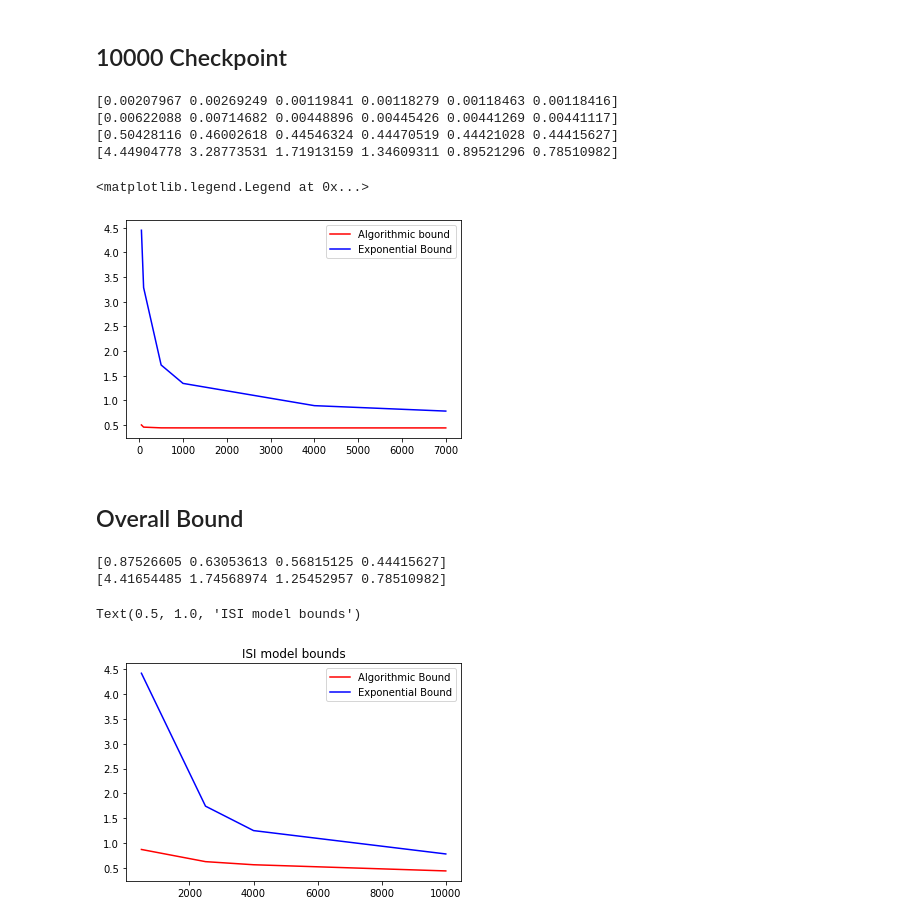
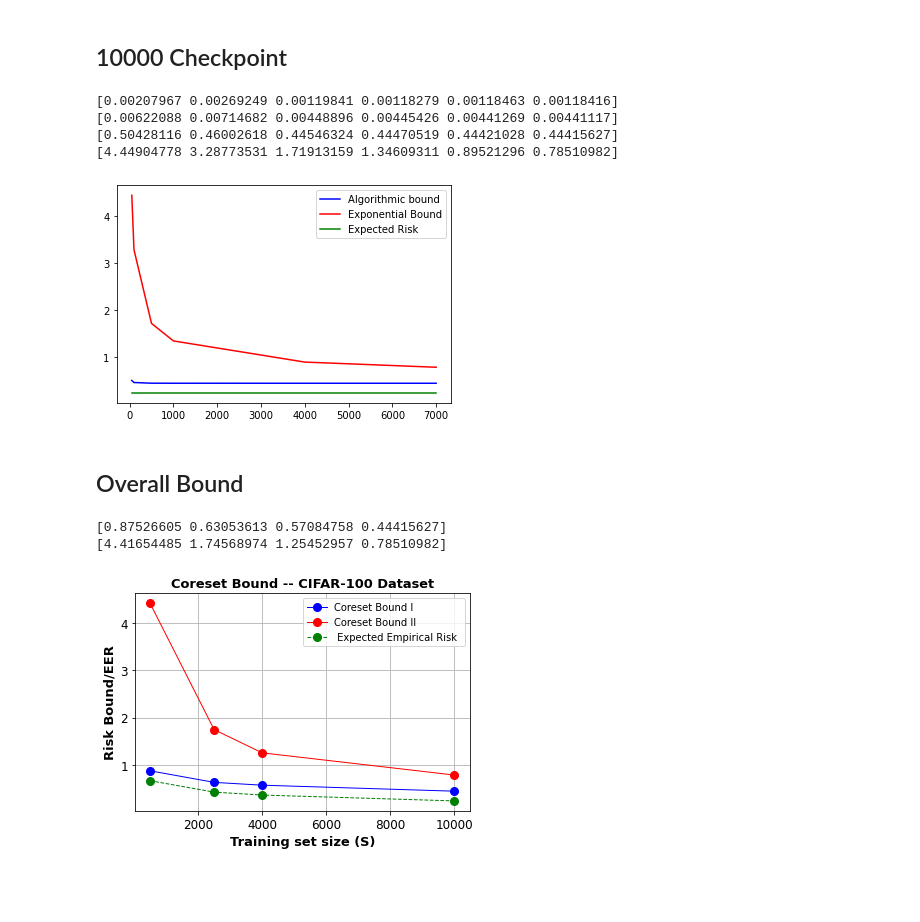
Before and after one commit to stresearch/str_hilbertcoresetbounds, a Jupyter notebook: bounds/isi_cifar/isi_cifar_results.ipynb, the cells around one changed output. Cells and saved outputs as stored; diff of their text form; code cells hidden in the pictures; blank space fills up the shorter version.

Commit message:
Updated notebook graphs

```diff
--- a/bounds/isi_cifar/isi_cifar_results.ipynb
+++ b/bounds/isi_cifar/isi_cifar_results.ipynb
@@ -15,7 +15,7 @@ lw_norm = np.zeros(4)
 l_norm = np.zeros(4)
 w_tilde_minus_p_norm = np.zeros(4)
 w_tilde_norm = np.zeros(4)
-gen_err = np.zeros(4)
+gen_err_500 = np.zeros(4)
 checkpoint_list = np.array([50, 100, 200, 500])
 w_tilde = np.zeros((4, 50000))
 
@@ -36,7 +36,7 @@ for i in range(len(checkpoint_list)):
     lw_norm[i] = checkpoint_vals[3]
     w_tilde_minus_p_norm[i] = checkpoint_vals[4]
     w_tilde_norm[i] = checkpoint_vals[5]
-    gen_err[i] = checkpoint_vals[6]
+    gen_err_500[i] = checkpoint_vals[6]
 # %%
 correct_emp = w_tilde_norm**2 * xi * math.sqrt(2 * math.log(2 * 50000**2 / 0.05) / 7000)
 print(correct_emp)
@@ -73,7 +73,7 @@ lw_norm = np.zeros(5)
 l_norm = np.zeros(5)
 w_tilde_minus_p_norm = np.zeros(5)
 w_tilde_norm = np.zeros(5)
-gen_err = np.zeros(5)
+gen_err_2500 = np.zeros(5)
 checkpoint_list = np.array([50, 100, 500, 1000, 2500])
 w_tilde = np.zeros((5, 50000))
 
@@ -94,7 +94,7 @@ for i in range(len(checkpoint_list)):
     lw_norm[i] = checkpoint_vals[3]
     w_tilde_minus_p_norm[i] = checkpoint_vals[4]
     w_tilde_norm[i] = checkpoint_vals[5]
-    gen_err[i] = checkpoint_vals[6]
+    gen_err_2500[i] = checkpoint_vals[6]
 # %%
 correct_emp = w_tilde_norm**2 * xi * math.sqrt(2 * math.log(2 * 50000**2 / 0.05) / 7000)
 print(correct_emp)
@@ -131,7 +131,7 @@ lw_norm = np.zeros(5)
 l_norm = np.zeros(5)
 w_tilde_minus_p_norm = np.zeros(5)
 w_tilde_norm = np.zeros(5)
-gen_err = np.zeros(5)
+gen_err_4000 = np.zeros(5)
 checkpoint_list = np.array([50, 100, 500, 1000, 4000])
 w_tilde = np.zeros((5, 50000))
 
@@ -152,7 +152,7 @@ for i in range(len(checkpoint_list)):
     lw_norm[i] = checkpoint_vals[3]
     w_tilde_minus_p_norm[i] = checkpoint_vals[4]
     w_tilde_norm[i] = checkpoint_vals[5]
-    gen_err[i] = checkpoint_vals[6]
+    gen_err_4000[i] = checkpoint_vals[6]
 # %%
 correct_emp = w_tilde_norm**2 * xi * math.sqrt(2 * math.log(2 * 50000**2 / 0.05) / 7000)
 print(correct_emp)
@@ -189,7 +189,7 @@ lw_norm = np.zeros(6)
 l_norm = np.zeros(6)
 w_tilde_minus_p_norm = np.zeros(6)
 w_tilde_norm = np.zeros(6)
-gen_err = np.zeros(6)
+gen_err_10000 = np.zeros(6)
 checkpoint_list = np.array([50, 100, 500, 1000, 4000, 7000])
 w_tilde = np.zeros((6, 50000))
 
@@ -210,7 +210,7 @@ for i in range(len(checkpoint_list)):
     lw_norm[i] = checkpoint_vals[3]
     w_tilde_minus_p_norm[i] = checkpoint_vals[4]
     w_tilde_norm[i] = checkpoint_vals[5]
-    gen_err[i] = checkpoint_vals[6]
+    gen_err_10000[i] = checkpoint_vals[6]
 # %%
 correct_emp = w_tilde_norm**2 * xi * math.sqrt(2 * math.log(2 * 50000**2 / 0.05) / 7000)
 print(correct_emp)
@@ -228,38 +228,50 @@ exponential_bound = top / np.sqrt(first + second)
 exp_bound_10000 = lw_norm + exponential_bound + correct_emp + correct_diff
 print(exp_bound_10000)
 
-plt.plot(checkpoint_list, alg_bound_10000, label="Algorithmic bound", color='r')
-plt.plot(checkpoint_list, exp_bound_10000, label="Exponential Bound", color='b')
+plt.plot(checkpoint_list, alg_bound_10000, label="Algorithmic bound", color='b')
+plt.plot(checkpoint_list, exp_bound_10000, label="Exponential Bound", color='r')
+plt.plot(checkpoint_list, gen_err_10000, label="Expected Risk", color='g')
 plt.legend();
 # %% [output]
 [0.00207967 0.00269249 0.00119841 0.00118279 0.00118463 0.00118416]
 [0.00622088 0.00714682 0.00448896 0.00445426 0.00441269 0.00441117]
 [0.50428116 0.46002618 0.44546324 0.44470519 0.44421028 0.44415627]
 [4.44904778 3.28773531 1.71913159 1.34609311 0.89521296 0.78510982]
-<matplotlib.legend.Legend at 0x...>
-[figure, old version]
+[figure, new version]
 # %% [markdown]
 ## Overall Bound
 # %%
 train_size_cifar = np.array([500, 2500, 4000, 10000])
 alg_bound_cifar = np.zeros(4)
 exp_bound_cifar = np.zeros(4)
-alg_bound_cifar[0] = alg_bound_500[-1]
-exp_bound_cifar[0] = exp_bound_500[-1]
-alg_bound_cifar[1] = alg_bound_2500[-1]
-exp_bound_cifar[1] = exp_bound_2500[-1]
-alg_bound_cifar[2] = alg_bound_4000[-1]
-exp_bound_cifar[2] = exp_bound_4000[-1]
-alg_bound_cifar[3] = alg_bound_10000[-1]
-exp_bound_cifar[3] = exp_bound_10000[-1]
+eer = np.zeros(4)
+alg_bound_cifar[0] = alg_bound_500[3]
+exp_bound_cifar[0] = exp_bound_500[3]
+alg_bound_cifar[1] = alg_bound_2500[4]
+exp_bound_cifar[1] = exp_bound_2500[4]
+alg_bound_cifar[2] = alg_bound_4000[2]
+exp_bound_cifar[2] = exp_bound_4000[4]
+alg_bound_cifar[3] = alg_bound_10000[5]
+exp_bound_cifar[3] = exp_bound_10000[5]
+eer[0] = gen_err_500[-1]
+eer[1] = gen_err_2500[-1]
+eer[2] = gen_err_4000[-1]
+eer[3] = gen_err_10000[-1]
+
 print(alg_bound_cifar)
 print(exp_bound_cifar)
-plt.plot(train_size_cifar, alg_bound_cifar, color="r", label="Algorithmic Bound")
-plt.plot(train_size_cifar, exp_bound_cifar, color="b", label="Exponential Bound")
-plt.legend()
-plt.title("ISI model bounds");
+ax = plt.axes(xscale='linear', yscale='linear')
+ax.grid();
+ax.plot(train_size_cifar, alg_bound_cifar,  color='blue', marker='o', linestyle='solid',linewidth=1, markersize=8, label="Coreset Bound I")
+ax.plot(train_size_cifar, exp_bound_cifar, color='red', marker='o', linestyle='solid',linewidth=1, markersize=8,label="Coreset Bound II")
+ax.plot(train_size_cifar, eer, color='green', marker='o', linestyle='dashed',linewidth=1, markersize=8,label=" Expected Empirical Risk ")
+ax.set_xlabel('Training set size (S)', fontsize= 13, fontweight='bold')
+ax.set_ylabel('Risk Bound/EER', fontsize= 13, fontweight='bold')
+ax.set_title('Coreset Bound -- CIFAR-100 Dataset', fontsize= 13, fontweight='bold')
+ax.tick_params(labelsize = 'large')
+#ax.set_ylim([0.1, 3])
+ax.legend();
 # %% [output]
-[0.87526605 0.63053613 0.56815125 0.44415627]
+[0.87526605 0.63053613 0.57084758 0.44415627]
 [4.41654485 1.74568974 1.25452957 0.78510982]
-Text(0.5, 1.0, 'ISI model bounds')
-[figure, old version]
+[figure, new version]
```
Also changed, not shown: parts of 3 cells of this notebook, 1 other file.
